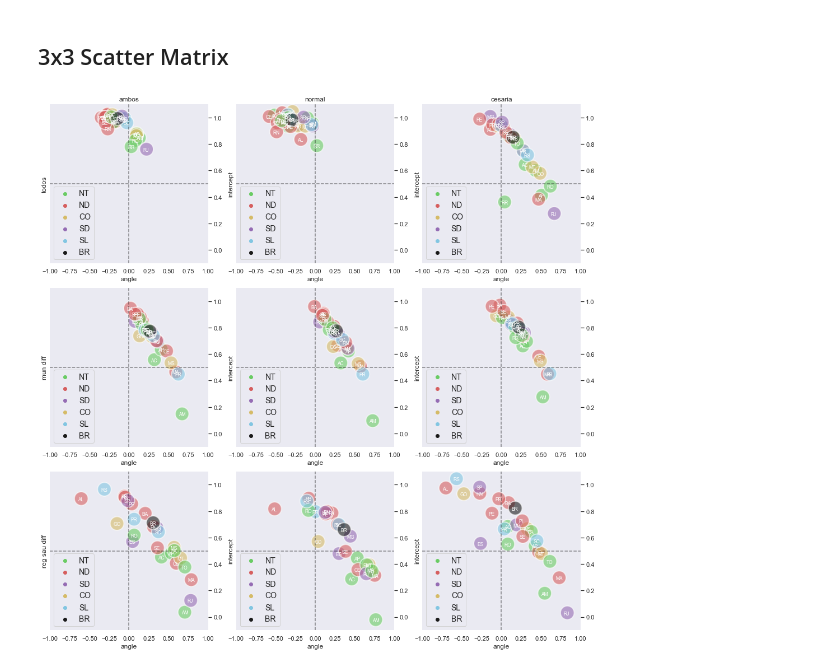
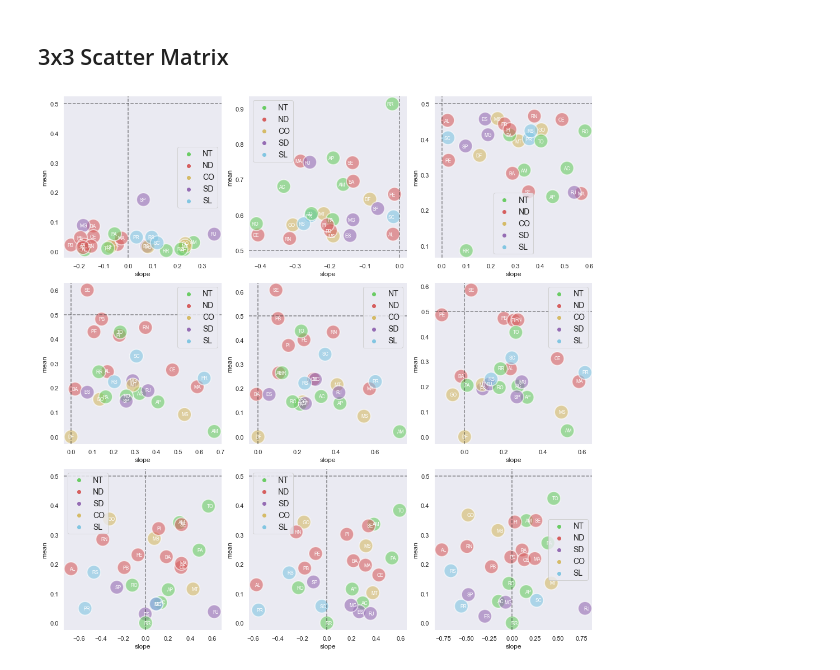
Before and after one commit to lucaslopes/gestantes, a Jupyter notebook: notebook.ipynb, the cells around one changed output. Drawn from its saved outputs; the diff is of its cells as text; code cells hidden in the pictures.

Commit message:
Matrix of Scatterplot with y = mean of fractions

```diff
--- a/notebook.ipynb
+++ b/notebook.ipynb
@@ -3,11 +3,2 @@ import config, data_info, data_plot
 # %% [markdown]
 ## 3x3 Scatter Matrix
-# %%
-fnames = [
-  ['uf_ano_ambos_', 'uf_ano_normal_', 'uf_ano_cesariano_'],
-  ['uf_ano_ambos_c1', 'uf_ano_normal_c1', 'uf_ano_cesariano_c1'],
-	['uf_ano_ambos_c3', 'uf_ano_normal_c3', 'uf_ano_cesariano_c3'],
-]
-data_plot.plot_scatter_matrix(data_info.get_data_matrix(fnames))
-# %% [output]
-[figure, removed]
@@ -13,0 +11,6 @@ data_plot.plot_scatter_matrix(data_info.get_data_matrix(fnames))
+# %%
+data = data_load.load_files_to_dict(
+  data_info.get_files_path(config.PATH_DATA+'/uf_ano'))
+data_plot.plot_scatter_matrix(data_info.get_matrix_data(data))
+# %% [output]
+[figure, added]
```
Also changed, not shown: parts of 2 cells of this notebook, 3 other files.
